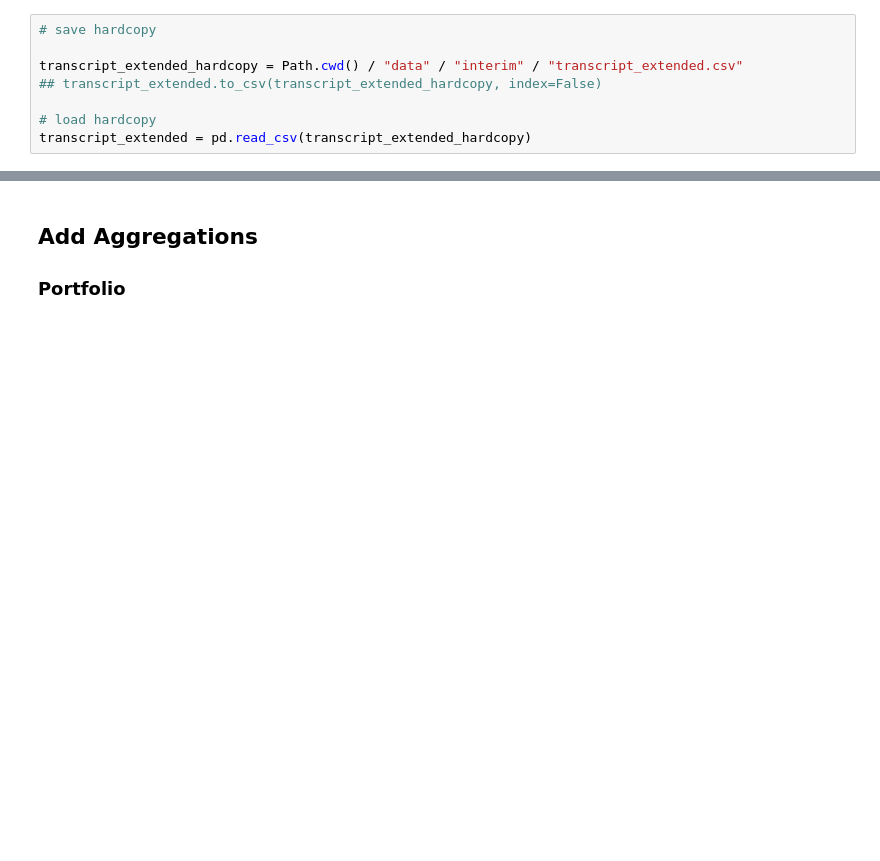
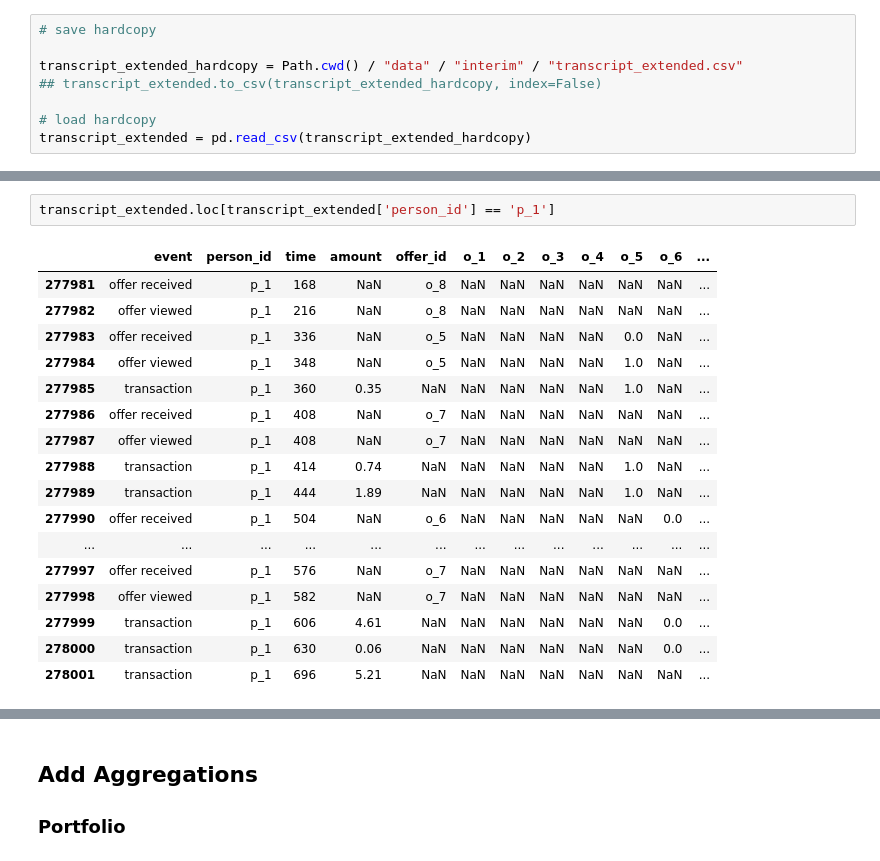
Before and after one commit to rbuerki/segmentation-challenge-starbucks, a Jupyter notebook: 1-data_prep.ipynb, the cells around one changed output, grey strips where cells are left out. Cells and saved outputs as stored; diff of their text form; blank space fills up the shorter version.

```diff
--- a/1-data_prep.ipynb
+++ b/1-data_prep.ipynb
@@ -551,3 +551,23 @@ transcript_extended.head(15)
+# %%
+transcript_extended.loc[transcript_extended['person_id'] == 'p_1']
+# %% [output]
+|  | event | person_id | time | amount | offer_id | o_1 | o_2 | o_3 | o_4 | o_5 | o_6 | ... |
+| 277981 | offer received | p_1 | 168 | NaN | o_8 | NaN | NaN | NaN | NaN | NaN | NaN | ... |
+| 277982 | offer viewed | p_1 | 216 | NaN | o_8 | NaN | NaN | NaN | NaN | NaN | NaN | ... |
+| 277983 | offer received | p_1 | 336 | NaN | o_5 | NaN | NaN | NaN | NaN | 0.0 | NaN | ... |
+| 277984 | offer viewed | p_1 | 348 | NaN | o_5 | NaN | NaN | NaN | NaN | 1.0 | NaN | ... |
+| 277985 | transaction | p_1 | 360 | 0.35 | NaN | NaN | NaN | NaN | NaN | 1.0 | NaN | ... |
+| 277986 | offer received | p_1 | 408 | NaN | o_7 | NaN | NaN | NaN | NaN | NaN | NaN | ... |
+| 277987 | offer viewed | p_1 | 408 | NaN | o_7 | NaN | NaN | NaN | NaN | NaN | NaN | ... |
+| 277988 | transaction | p_1 | 414 | 0.74 | NaN | NaN | NaN | NaN | NaN | 1.0 | NaN | ... |
+| 277989 | transaction | p_1 | 444 | 1.89 | NaN | NaN | NaN | NaN | NaN | 1.0 | NaN | ... |
+| 277990 | offer received | p_1 | 504 | NaN | o_6 | NaN | NaN | NaN | NaN | NaN | 0.0 | ... |
+| ... | ... | ... | ... | ... | ... | ... | ... | ... | ... | ... | ... | ... |
+| 277997 | offer received | p_1 | 576 | NaN | o_7 | NaN | NaN | NaN | NaN | NaN | NaN | ... |
+| 277998 | offer viewed | p_1 | 582 | NaN | o_7 | NaN | NaN | NaN | NaN | NaN | NaN | ... |
+| 277999 | transaction | p_1 | 606 | 4.61 | NaN | NaN | NaN | NaN | NaN | NaN | 0.0 | ... |
+| 278000 | transaction | p_1 | 630 | 0.06 | NaN | NaN | NaN | NaN | NaN | NaN | 0.0 | ... |
+| 278001 | transaction | p_1 | 696 | 5.21 | NaN | NaN | NaN | NaN | NaN | NaN | NaN | ... |
 # %%
 """define function for activation flagging"""
 
```
Also changed, not shown: parts of 21 cells of this notebook.
